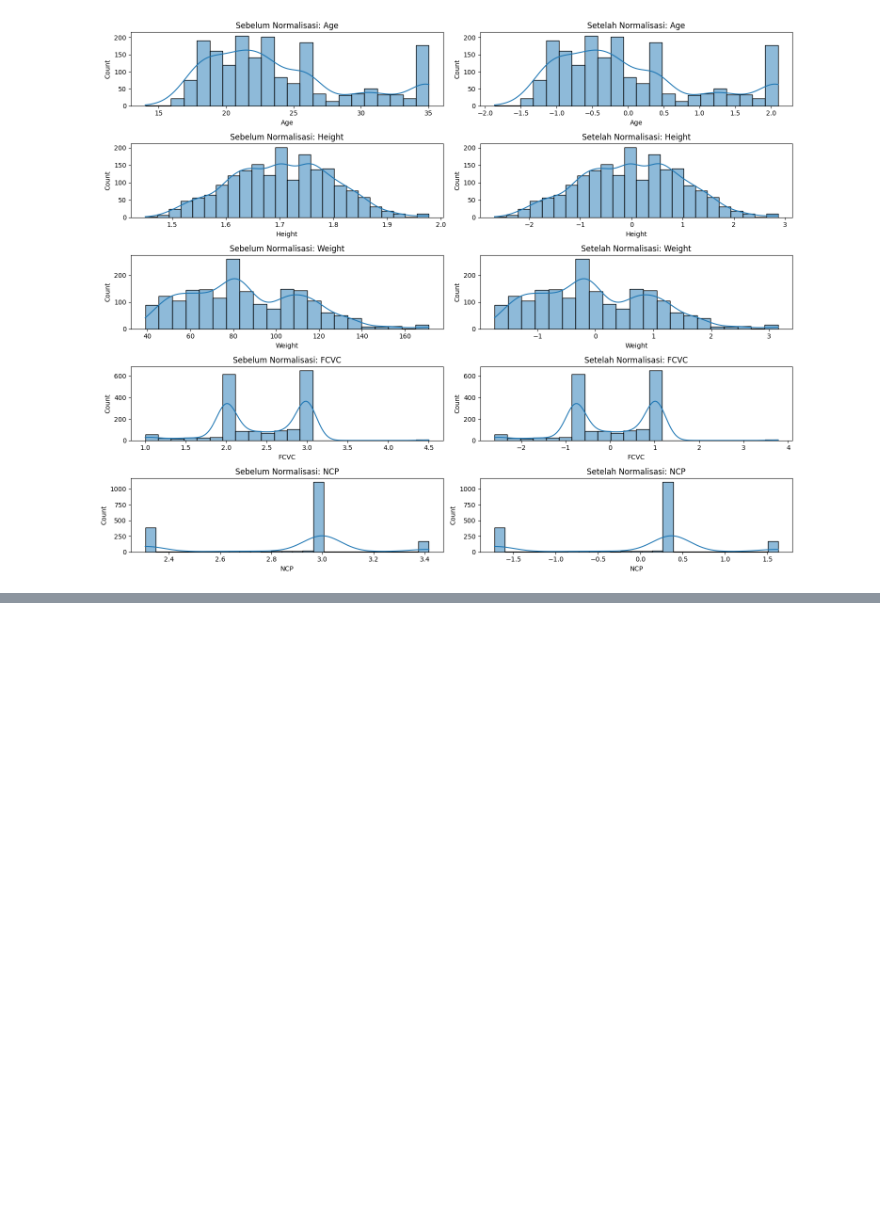
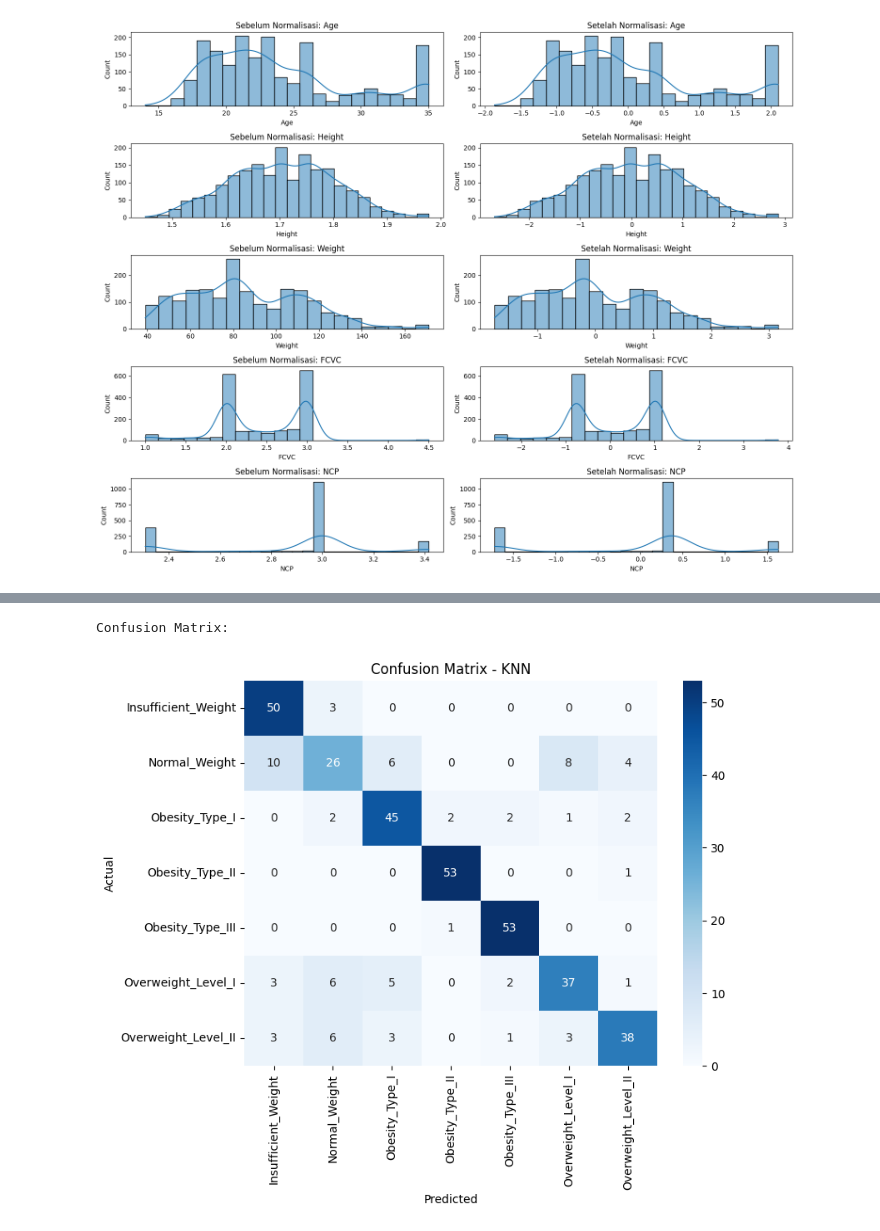
Before and after one commit to Fadhilah25/PROJECT-BENGKOD, a Jupyter notebook: main/obesity.ipynb, the cells around one changed output, grey strips where cells are left out. Saved outputs shown, nothing was run; the diff lists cells and outputs as text; code cells hidden in the pictures; blank space fills up the shorter version.

```diff
--- a/main/obesity.ipynb
+++ b/main/obesity.ipynb
@@ -481,0 +692,26 @@ plt.show()
+# %%
+from sklearn.neighbors import KNeighborsClassifier
+
+# Inisialisasi model
+knn_model = KNeighborsClassifier() # Default n_neighbors=5
+
+# Latih model dan ukur waktu pelatihan
+start_time_train_knn = time.time()
+knn_model.fit(X_train, y_train)
+end_time_train_knn = time.time()
+training_time_knn = end_time_train_knn - start_time_train_knn
+print(f"Training time: {training_time_knn:.4f} seconds")
+
+# Buat prediksi dan ukur waktu prediksi
+start_time_pred_knn = time.time()
+y_pred_knn = knn_model.predict(X_test)
+end_time_pred_knn = time.time()
+prediction_time_knn = end_time_pred_knn - start_time_pred_knn
+print(f"Prediction time: {prediction_time_knn:.4f} seconds")
+
+# Evaluasi model
+accuracy_knn = accuracy_score(y_test, y_pred_knn)
+print(f"Accuracy: {accuracy_knn:.4f}")
+
+print("\nClassification Report:")
+print(classification_report(y_test, y_pred_knn, target_names=class_names))
@@ -481,0 +737,15 @@ plt.show()
+# %%
+print("\nConfusion Matrix:")
+cm_knn = confusion_matrix(y_test, y_pred_knn)
+plt.figure(figsize=(8, 6))
+sns.heatmap(cm_knn, annot=True, fmt='d', cmap='Blues', xticklabels=class_names, yticklabels=class_names)
+plt.title('Confusion Matrix - KNN')
+plt.xlabel('Predicted')
+plt.ylabel('Actual')
+plt.show()
+
+# Store results
+model_performance['KNN'] = {'accuracy': accuracy_knn, 'train_time': training_time_knn, 'pred_time': prediction_time_knn}
+# %% [output]
+Confusion Matrix:
+[figure, added]
```
Also changed, not shown: parts of 17 cells of this notebook.
